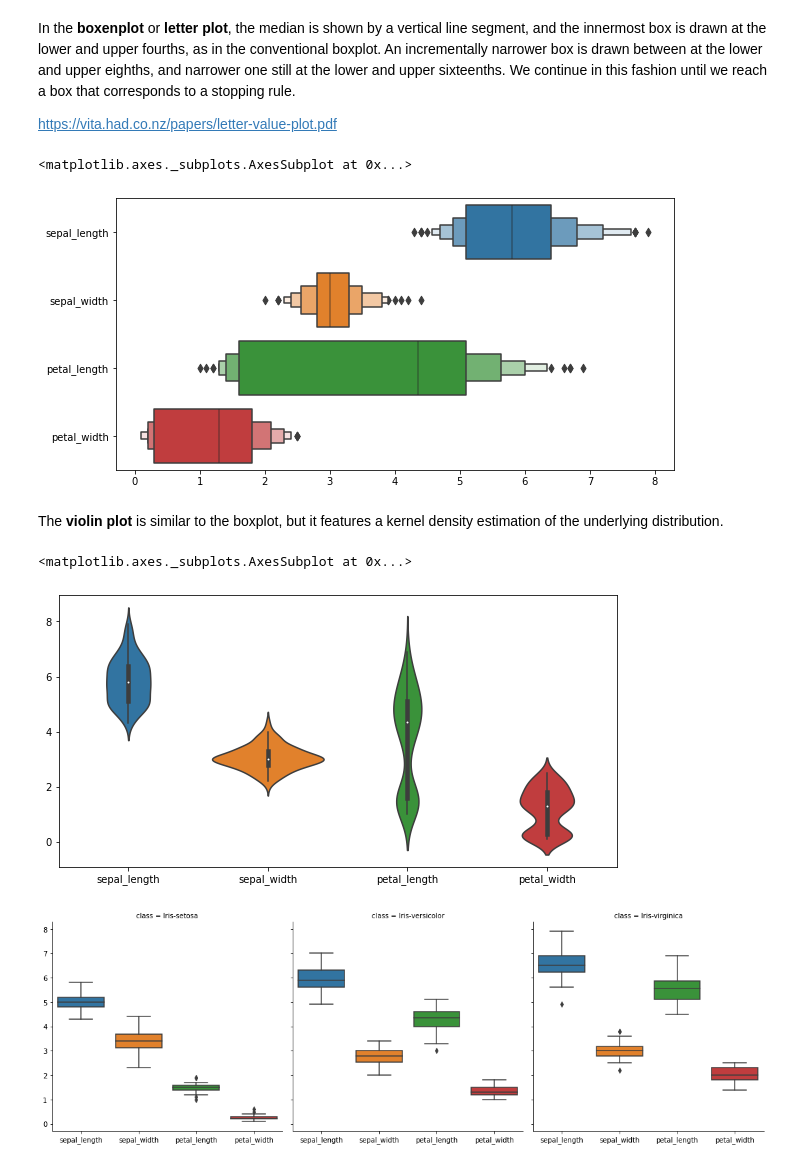
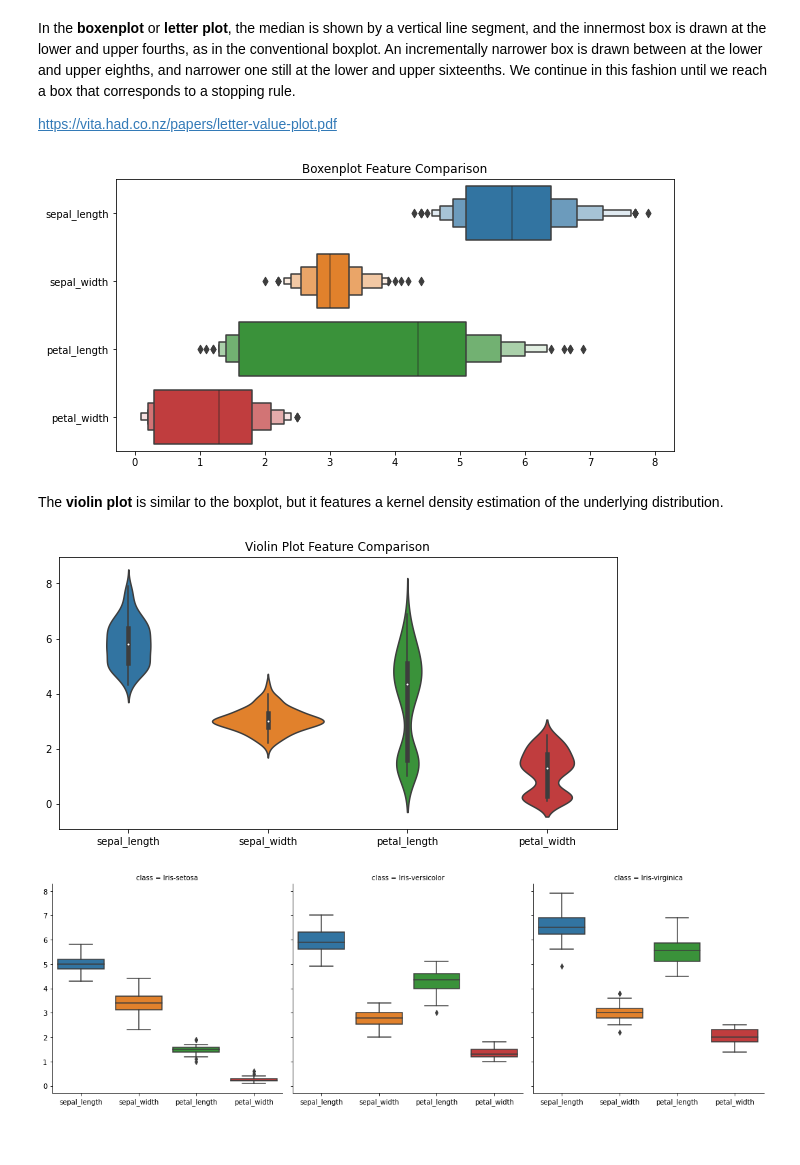
Before and after one commit to insight2action/OSU-DataMining, a Jupyter notebook: 1a_Exploratory_Data_analysis.ipynb, the cells around one changed output. Drawn from its saved outputs; the diff is of its cells as text; code cells hidden in the pictures; blank space fills up the shorter version.

```diff
--- a/1a_Exploratory_Data_analysis.ipynb
+++ b/1a_Exploratory_Data_analysis.ipynb
@@ -460,17 +473,19 @@ https://vita.had.co.nz/papers/letter-value-plot.pdf
 # %%
 plt.figure(figsize=(10,5))
 sns.boxenplot(data=iris, orient="h")
+plt.title("Boxenplot Feature Comparison")
+plt.show()
 # %% [output]
-<matplotlib.axes._subplots.AxesSubplot at 0x...>
-[figure, old version]
+[figure, new version]
 # %% [markdown]
 The **violin plot** is similar to the boxplot, but it features a kernel density estimation of the underlying distribution.
 # %%
 plt.figure(figsize=(10,5))
 sns.violinplot(data=iris)
+plt.title("Violin Plot Feature Comparison")
+plt.show()
 # %% [output]
-<matplotlib.axes._subplots.AxesSubplot at 0x...>
-[figure, old version]
+[figure, new version]
 # %%
 g = sns.catplot(data =iris, col = 'class',  kind = 'box')
 # %% [output]
```
Also changed, not shown: parts of 40 cells of this notebook.
